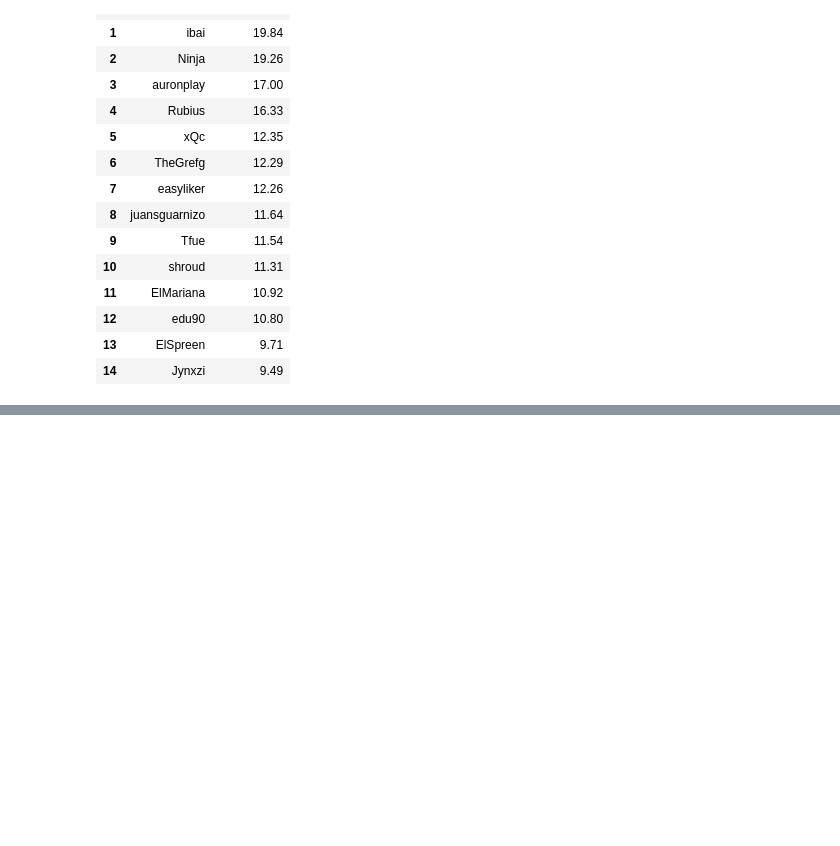
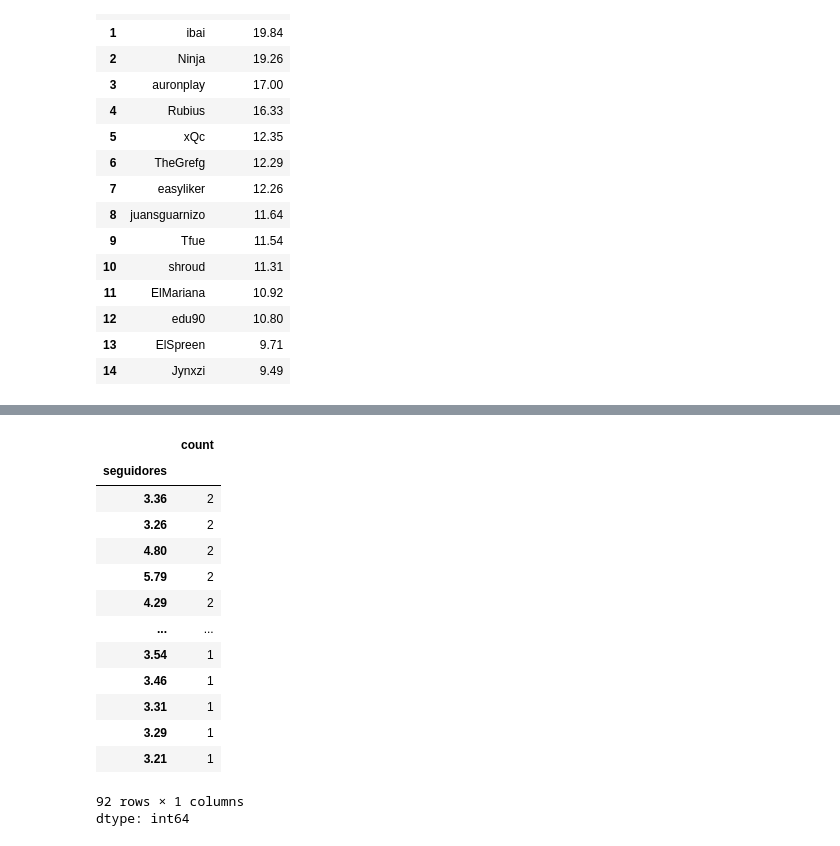
Before and after one commit to andreRiosAraujo/LinkGoogleColab-BaseDeDados, a Jupyter notebook: BaseDeDados_Top100Twitch.ipynb, the cells around one changed output, grey strips where cells are left out. Cells and saved outputs as stored; diff of their text form; code cells hidden in the pictures; blank space fills up the shorter version.

```diff
--- a/BaseDeDados_Top100Twitch.ipynb
+++ b/BaseDeDados_Top100Twitch.ipynb
@@ -281,0 +316,18 @@ df.sort_values(by='seguidores', ascending=False).head(15)
+# %%
+df['seguidores'].value_counts()
+# %% [output]
+|  | count |
+| seguidores |  |
+| 3.36 | 2 |
+| 3.26 | 2 |
+| 4.80 | 2 |
+| 5.79 | 2 |
+| 4.29 | 2 |
+| ... | ... |
+| 3.54 | 1 |
+| 3.46 | 1 |
+| 3.31 | 1 |
+| 3.29 | 1 |
+| 3.21 | 1 |
+92 rows × 1 columns
+dtype: int64
```
Also changed, not shown: parts of 11 cells of this notebook.
